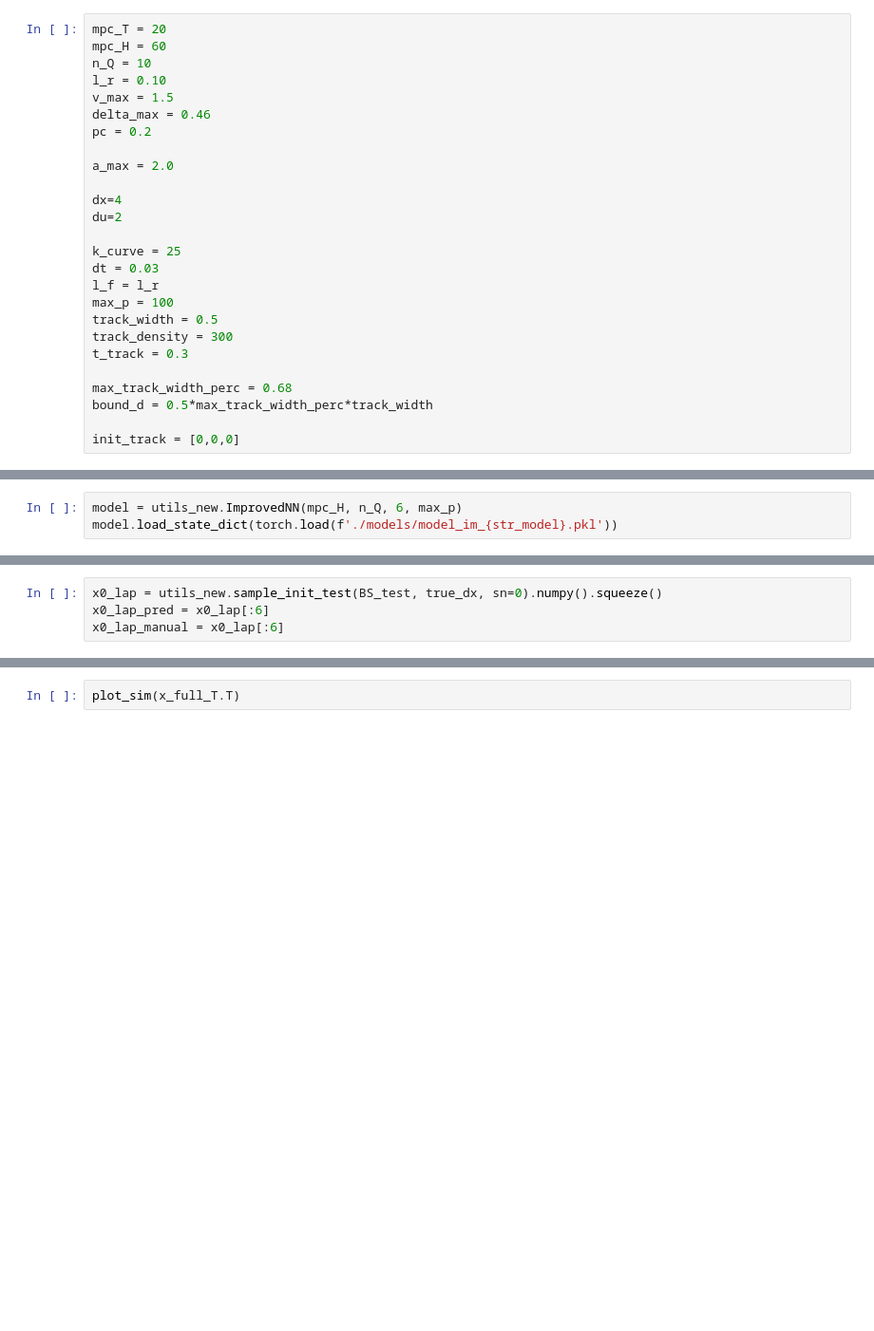
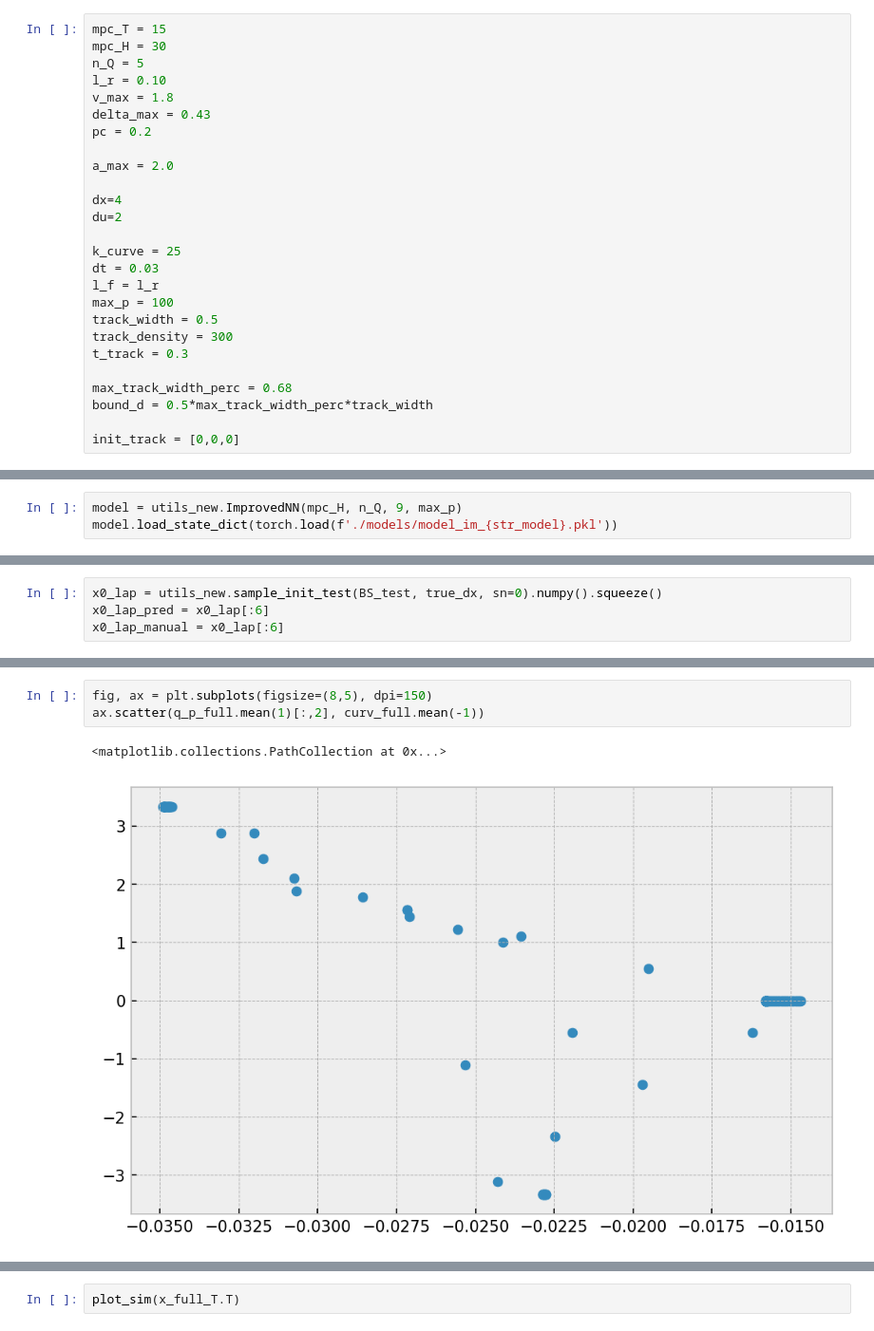
Before and after one commit to AlanLahoud/ZipMPC, a Jupyter notebook: results.ipynb, the cells around one changed output, grey strips where cells are left out. Shown at 95% size. Drawn from its saved outputs; the diff is of its cells as text; blank space fills up the shorter version.

```diff
--- a/results.ipynb
+++ b/results.ipynb
@@ -96,12 +96,12 @@ def plot_sim_all(x_simulateds):
     plt.tight_layout()
     plt.savefig('./imgs_paper/traj_race_all.png', format='png', dpi=300)
 # %%
-mpc_T = 20
-mpc_H = 60
-n_Q = 10
+mpc_T = 15
+mpc_H = 30
+n_Q = 5
 l_r = 0.10
-v_max = 1.5
-delta_max = 0.46
+v_max = 1.8
+delta_max = 0.43
 pc = 0.2
 
 a_max = 2.0
@@ -158,7 +158,7 @@ control_H = utils_new.CasadiControl(track_coord, params_H)
 9
 9
 # %%
-model = utils_new.ImprovedNN(mpc_H, n_Q, 6, max_p)
+model = utils_new.ImprovedNN(mpc_H, n_Q, 9, max_p)
 model.load_state_dict(torch.load(f'./models/model_im_{str_model}.pkl'))
 # %% [output]
 <All keys matched successfully>
@@ -239,3 +249,9 @@ print(lap_time, lap_time_H, lap_time_T)
+# %%
+fig, ax = plt.subplots(figsize=(8,5), dpi=150)
+ax.scatter(q_p_full.mean(1)[:,2], curv_full.mean(-1))
+# %% [output]
+<matplotlib.collections.PathCollection at 0x...>
+[figure, added]
 # %%
 plot_sim_all([x_full_T.T, x_H_full.T, x_full.T])
 # %% [output]
```
Also changed, not shown: parts of 8 cells of this notebook, 2 other files.
